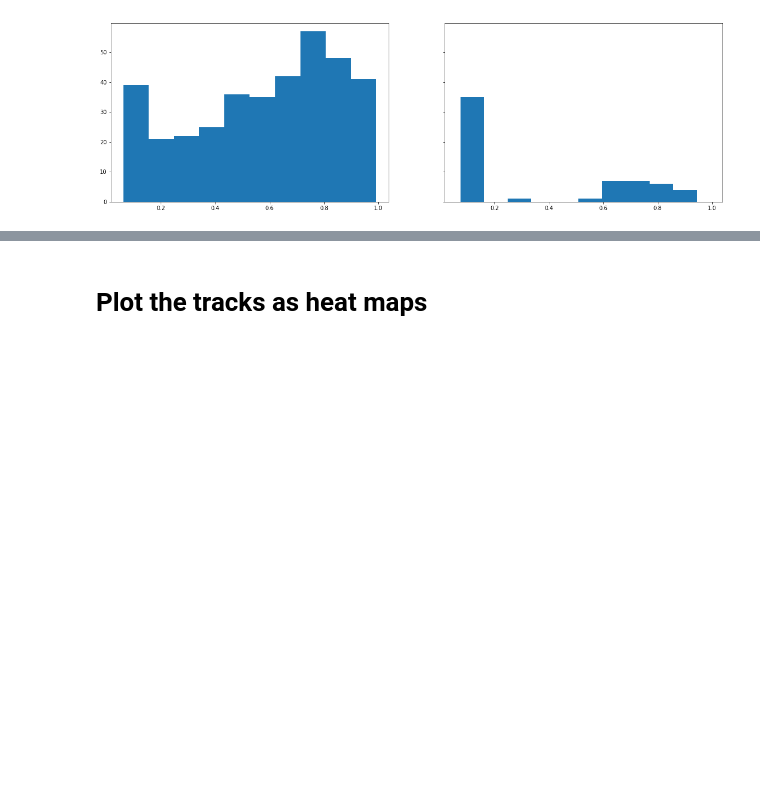
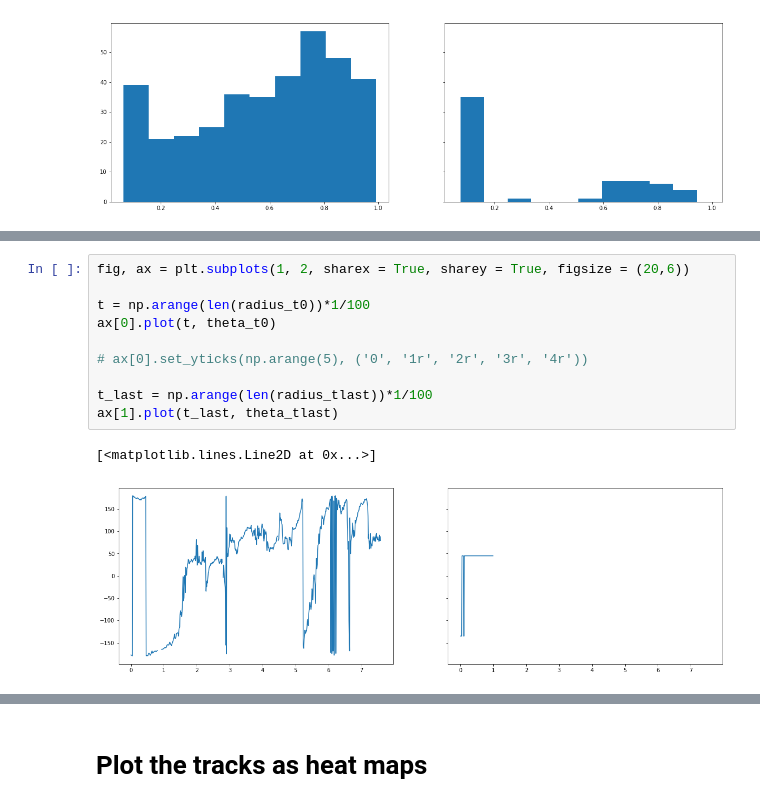
Before and after one commit to TanviDeora/ProboscisTracking, a Jupyter notebook: DrawProboscisKinematics.ipynb, the cells around one changed output, grey strips where cells are left out. Drawn from its saved outputs; the diff is of its cells as text; blank space fills up the shorter version.

```diff
--- a/DrawProboscisKinematics.ipynb
+++ b/DrawProboscisKinematics.ipynb
@@ -166,0 +217,13 @@ ax[1].hist(useful_r_tlast/radii[0])
+# %%
+fig, ax = plt.subplots(1, 2, sharex = True, sharey = True, figsize = (20,6))
+
+t = np.arange(len(radius_t0))*1/100
+ax[0].plot(t, theta_t0)
+
+# ax[0].set_yticks(np.arange(5), ('0', '1r', '2r', '3r', '4r'))
+
+t_last = np.arange(len(radius_tlast))*1/100
+ax[1].plot(t_last, theta_tlast)
+# %% [output]
+[<matplotlib.lines.Line2D at 0x...>]
+[figure, added]
```
Also changed, not shown: parts of 9 cells of this notebook.
